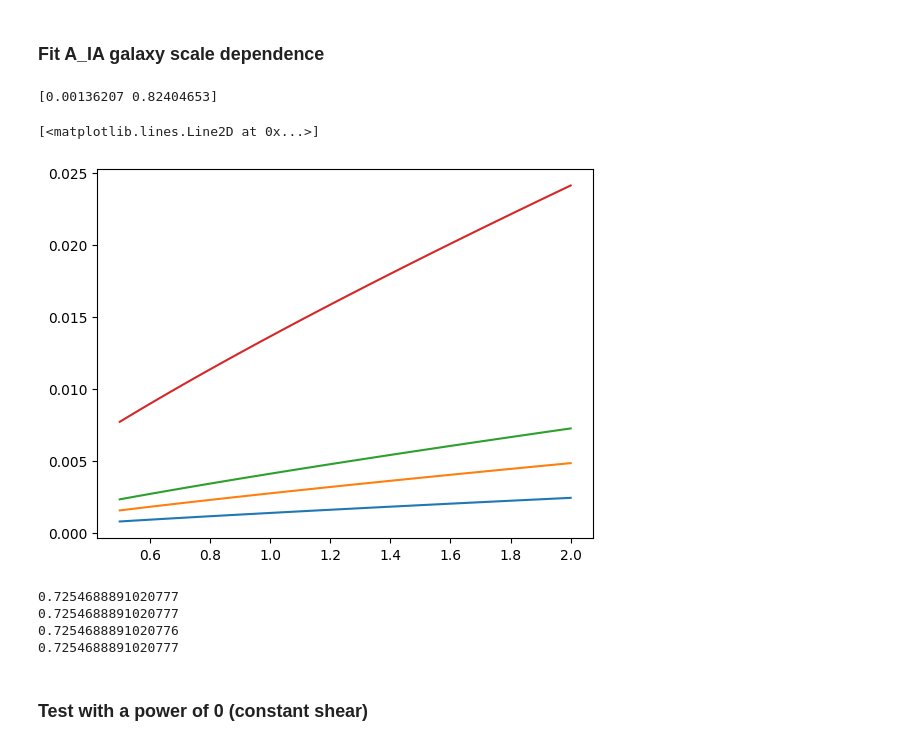
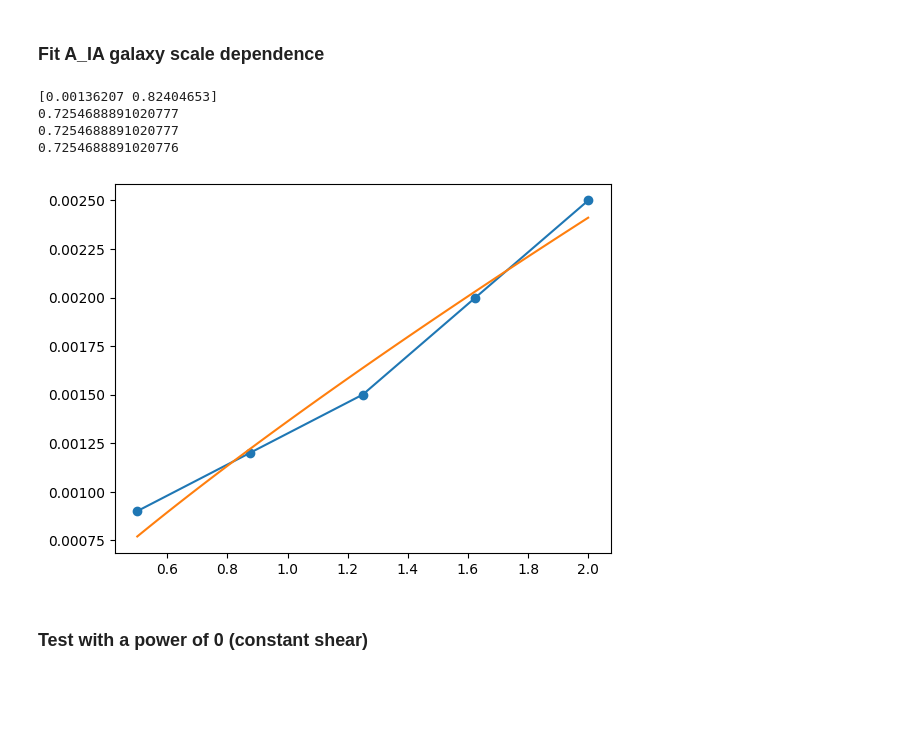
Before and after one commit to CMacM/BATSim, a Jupyter notebook: notebooks/validation/radial_IA_validation.ipynb, the cells around one changed output. Saved outputs shown, nothing was run; the diff lists cells and outputs as text; code cells hidden in the pictures; blank space fills up the shorter version.

```diff
--- a/notebooks/validation/radial_IA_validation.ipynb
+++ b/notebooks/validation/radial_IA_validation.ipynb
@@ -16,42 +16,36 @@ from batsim.transforms import IaTransform, LensTransform
 # %%
 # fit curve to GAMA results in Georgieu 2019
 from scipy.optimize import curve_fit
 
 rwf = np.linspace(0.5,2.0,5)
 
 A_IA = [0.0009, 0.0012, 0.0015, 0.002, 0.0025]
 
 def power_law(rwf, m, b):
     return m * rwf**b
 
 var, covs = curve_fit(power_law, rwf, A_IA)
 print(var)
 rwf_dense = np.linspace(0.5,2.0,100)
 A_dense = var[0] * rwf_dense**var[1]
 A_dense_2 = 2*var[0] * rwf_dense**var[1]
 A_dense_3 = 3*var[0] * rwf_dense**var[1]
 A_dense_10 = 10*var[0] * rwf_dense**var[1]
 
-#plt.plot(rwf, A_IA, marker='o')
+AIA_fid = galsim.Shear(e1=var[0]).g1
+
+plt.plot(rwf, A_IA, marker='o')
 plt.plot(rwf_dense, A_dense)
-plt.plot(rwf_dense, A_dense_2)
-plt.plot(rwf_dense, A_dense_3)
-plt.plot(rwf_dense, A_dense_10)
-# plt.yscale('log')
+
+print(A_dense[30]/A_dense[60])
+print(A_dense_2[30]/A_dense_2[60])
+print(A_dense_3[30]/A_dense_3[60])
 # %% [output]
 [0.00136207 0.82404653]
+0.7254688891020777
+0.7254688891020777
+0.7254688891020776
-[<matplotlib.lines.Line2D at 0x...>]
-[figure, old version]
+[figure, new version]
-# %%
-print(A_dense[30]/A_dense[60])
-print(A_dense_2[30]/A_dense_2[60])
-print(A_dense_3[30]/A_dense_3[60])
-print(A_dense_10[30]/A_dense_10[60])
-# %% [output]
-0.7254688891020777
-0.7254688891020777
-0.7254688891020776
-0.7254688891020777
 # %% [markdown]
 ### Test with a power of 0 (constant shear)
 # %%
```
Also changed, not shown: parts of 18 cells of this notebook, 2 other files.
